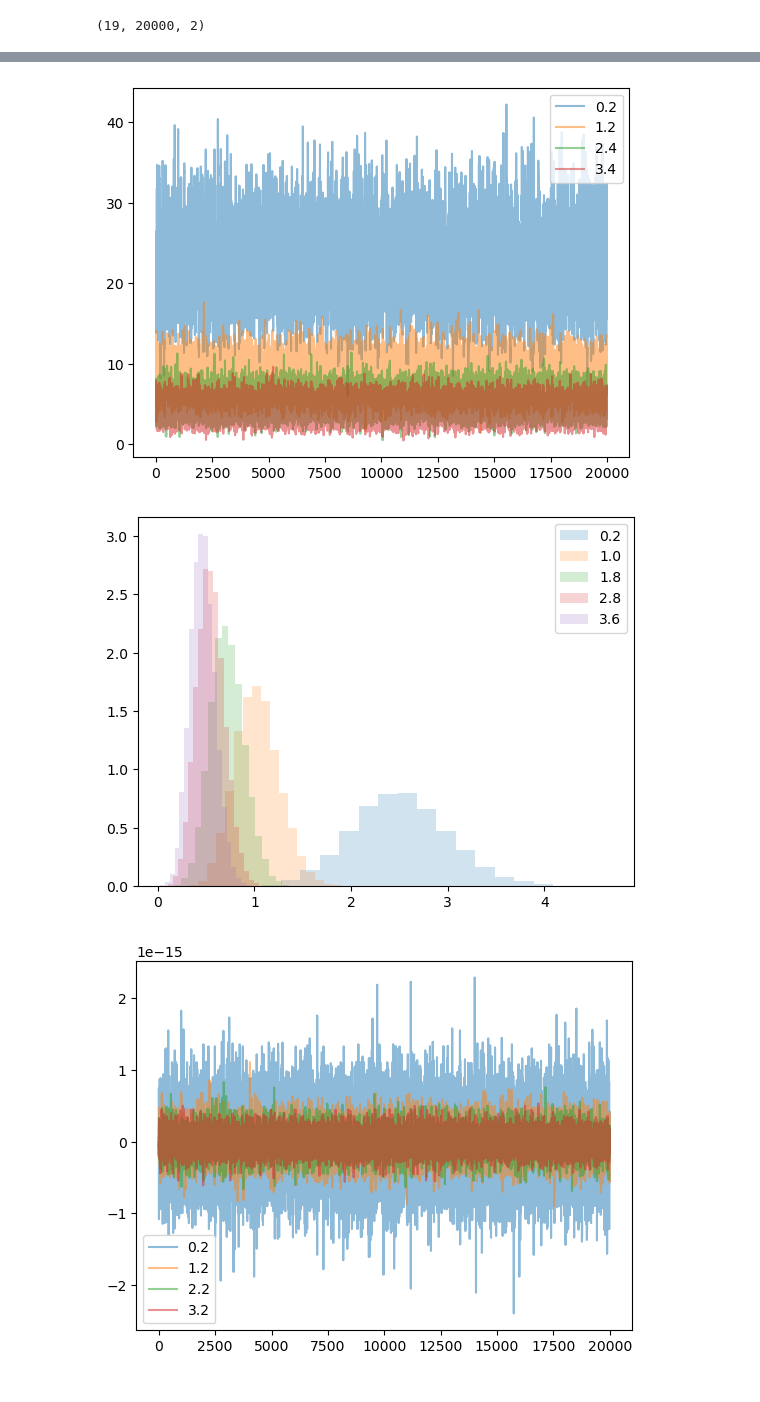
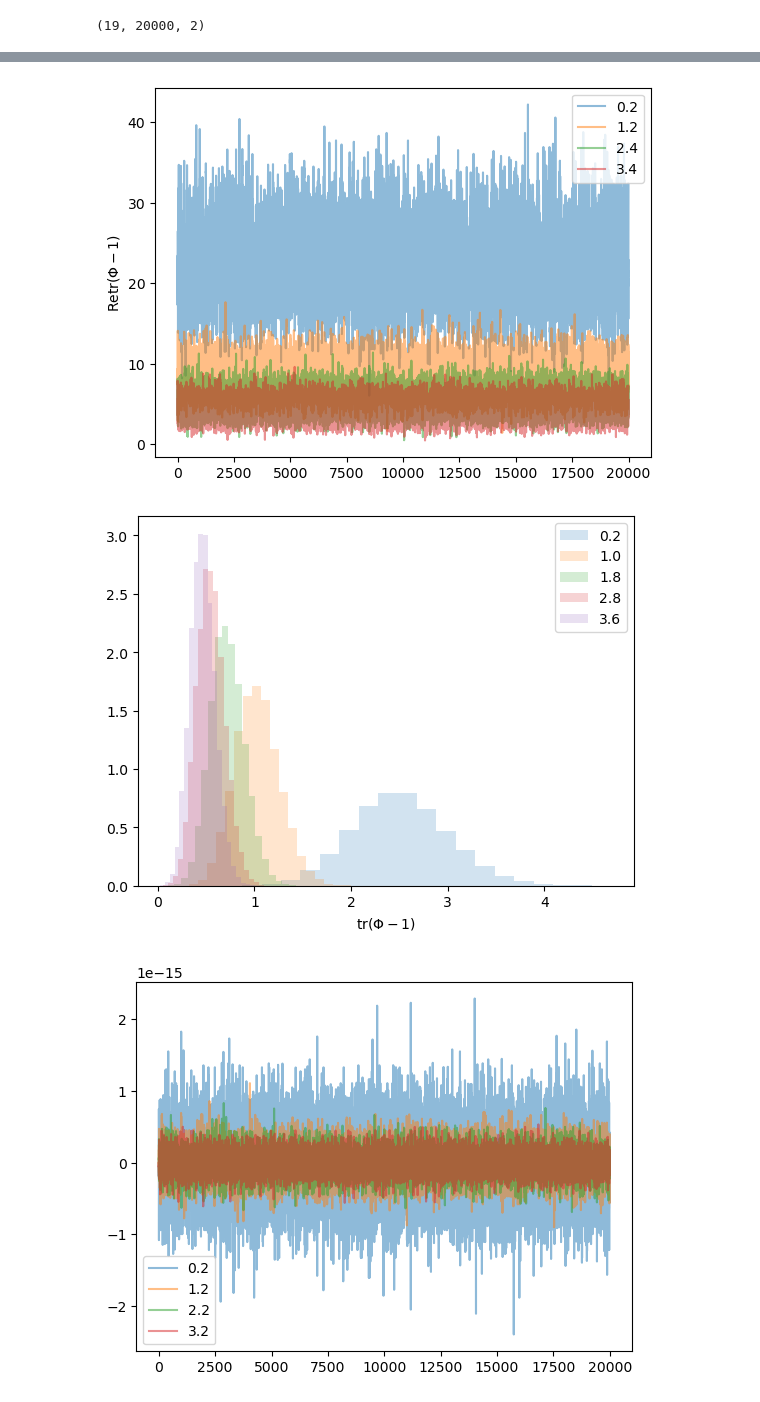
Before and after one commit to nobuyukimatsumoto68/gn, a Jupyter notebook: excursion.ipynb, the cells around one changed output, grey strips where cells are left out. Drawn from its saved outputs; the diff is of its cells as text; code cells hidden in the pictures.

```diff
--- a/excursion.ipynb
+++ b/excursion.ipynb
@@ -52,21 +59,25 @@ data=np.array(data_)
 # %%
 for a in np.arange(0, data.shape[0], 5):
     plt.plot(data[a].T[1], alpha=0.5, label=str(data[a][0][0]))
 
+plt.ylabel("${\\rm Re tr} (\\Phi-1)$")
+
 plt.legend()
 plt.show()
 # %% [output]
-[figure, old version]
+[figure, new version]
 # %%
 for a in np.arange(0, data.shape[0], 4):
     dat = data[a]
     plt.hist(dat.T[1]/Nc**2,
              density=True,
              alpha=0.2, bins=20, label=str(data[a][0][0]))
+
+plt.xlabel("${\\rm tr} (\\Phi-1)$")
 plt.legend()
 plt.show()
 # %% [output]
-[figure, old version]
+[figure, new version]
 # %%
 filelist = sorted(glob.glob(basedir+"imtrPhi*")[:-1])
 # %%
```
Also changed, not shown: parts of 2 cells of this notebook, 13 other files.
